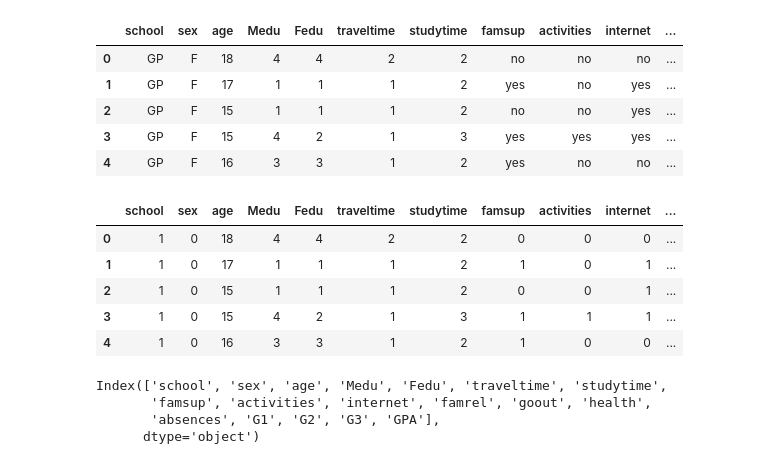
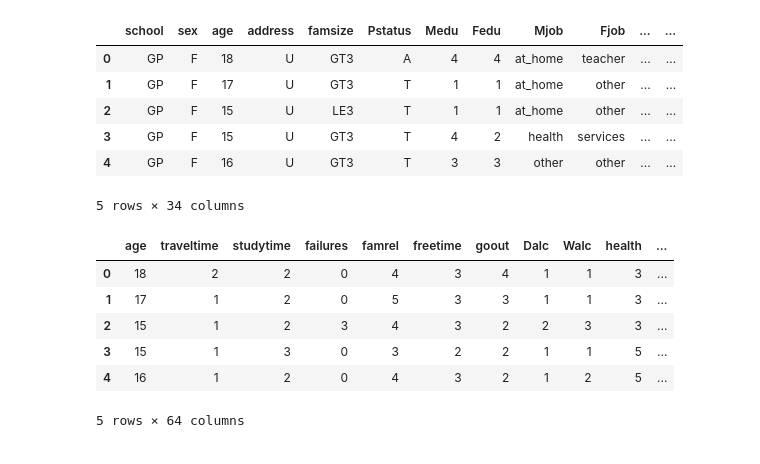
Before and after one commit to sir3bdo/data_science_peoject, a Jupyter notebook: data.ipynb, the cells around one changed output. Drawn from its saved outputs; the diff is of its cells as text; code cells hidden in the pictures.

```diff
--- a/data.ipynb
+++ b/data.ipynb
@@ -13,31 +27,43 @@ from sklearn import tree
 # %%
-df = pd.read_csv("student_data - Copy(in) (1).csv",encoding='latin-1')
+df = pd.read_csv("student_data - Copy(in).csv", encoding='latin-1')
 df.head()
 # %% [output]
-|  | school | sex | age | Medu | Fedu | traveltime | studytime | famsup | activities | internet | ... |
-| 0 | GP | F | 18 | 4 | 4 | 2 | 2 | no | no | no | ... |
-| 1 | GP | F | 17 | 1 | 1 | 1 | 2 | yes | no | yes | ... |
-| 2 | GP | F | 15 | 1 | 1 | 1 | 2 | no | no | yes | ... |
-| 3 | GP | F | 15 | 4 | 2 | 1 | 3 | yes | yes | yes | ... |
-| 4 | GP | F | 16 | 3 | 3 | 1 | 2 | yes | no | no | ... |
+|  | school | sex | age | address | famsize | Pstatus | Medu | Fedu | Mjob | Fjob | ... | ... |
+| 0 | GP | F | 18 | U | GT3 | A | 4 | 4 | at_home | teacher | ... | ... |
+| 1 | GP | F | 17 | U | GT3 | T | 1 | 1 | at_home | other | ... | ... |
+| 2 | GP | F | 15 | U | LE3 | T | 1 | 1 | at_home | other | ... | ... |
+| 3 | GP | F | 15 | U | GT3 | T | 4 | 2 | health | services | ... | ... |
+| 4 | GP | F | 16 | U | GT3 | T | 3 | 3 | other | other | ... | ... |
+5 rows × 34 columns
-# %%
-df['sex'] = df['sex'].map({'F':0, 'M':1})
-df['school'] = df['school'].map({'GP':1, 'MS':0})
-df['internet'] = df['internet'].map({'yes':1, 'no':0})
-df['famsup'] = df['famsup'].map({'yes':1, 'no':0})
-df['activities'] = df['activities'].map({'yes':1, 'no':0})
-df.head()
-# %% [output]
-|  | school | sex | age | Medu | Fedu | traveltime | studytime | famsup | activities | internet | ... |
-| 0 | 1 | 0 | 18 | 4 | 4 | 2 | 2 | 0 | 0 | 0 | ... |
-| 1 | 1 | 0 | 17 | 1 | 1 | 1 | 2 | 1 | 0 | 1 | ... |
-| 2 | 1 | 0 | 15 | 1 | 1 | 1 | 2 | 0 | 0 | 1 | ... |
-| 3 | 1 | 0 | 15 | 4 | 2 | 1 | 3 | 1 | 1 | 1 | ... |
-| 4 | 1 | 0 | 16 | 3 | 3 | 1 | 2 | 1 | 0 | 0 | ... |
-# %%
-df.columns
-# %% [output]
-Index(['school', 'sex', 'age', 'Medu', 'Fedu', 'traveltime', 'studytime',
-       'famsup', 'activities', 'internet', 'famrel', 'goout', 'health',
-       'absences', 'G1', 'G2', 'G3', 'GPA'],
-      dtype='object')
+# %%
+
+df['sex'] = df['sex'].map({'F':0, 'M':1})
+df['school'] = df['school'].map({'GP':1, 'MS':0})
+df['address'] = df['address'].map({'R':1, 'U':0})
+df['internet'] = df['internet'].map({'yes':1, 'no':0})
+df['famsup'] = df['famsup'].map({'yes':1, 'no':0})
+df['activities'] = df['activities'].map({'yes':1, 'no':0})
+df['schoolsup'] = df['schoolsup'].map({'yes':1, 'no':0})
+df['higher'] = df['higher'].map({'yes':1, 'no':0})
+df['romantic'] = df['romantic'].map({'yes':1, 'no':0})
+df['paid'] = df['paid'].map({'yes':1, 'no':0})
+df['nursery'] = df['nursery'].map({'yes':1, 'no':0})
+df['famsize'] = df['famsize'].map({'GT3':1, 'LE3':0})
+df['Mjob'] = df['Mjob'].map({'at_home':2, 'other':1,'health':3,'services':4,'teacher':5})
+df['Fjob'] = df['Fjob'].map({'at_home':2, 'other':1,'health':3,'services':4,'teacher':5})
+df['reason'] = df['reason'].map({'course':2,'home':1,'other':3,'reputation':4})
+df['guardian'] = df['guardian'].map({'father':1,'mother':2,'other':3})
+df['Pstatus'] = df['Pstatus'].map({'A':1, 'T':0})
+df = df.drop(['address','sex'], axis=1)
+df = pd.get_dummies(df, columns=['school','famsize','Pstatus','Medu','Fedu',
+                                'Mjob','Fjob','reason','guardian','schoolsup','famsup','paid',
+                                'activities','nursery','higher','internet','romantic'])
+df.head()
+# %% [output]
+|  | age | traveltime | studytime | failures | famrel | freetime | goout | Dalc | Walc | health | ... |
+| 0 | 18 | 2 | 2 | 0 | 4 | 3 | 4 | 1 | 1 | 3 | ... |
+| 1 | 17 | 1 | 2 | 0 | 5 | 3 | 3 | 1 | 1 | 3 | ... |
+| 2 | 15 | 1 | 2 | 3 | 4 | 3 | 2 | 2 | 3 | 3 | ... |
+| 3 | 15 | 1 | 3 | 0 | 3 | 2 | 2 | 1 | 1 | 5 | ... |
+| 4 | 16 | 1 | 2 | 0 | 4 | 3 | 2 | 1 | 2 | 5 | ... |
+5 rows × 64 columns
```
Also changed, not shown: parts of 3 cells of this notebook, 1 other file.
